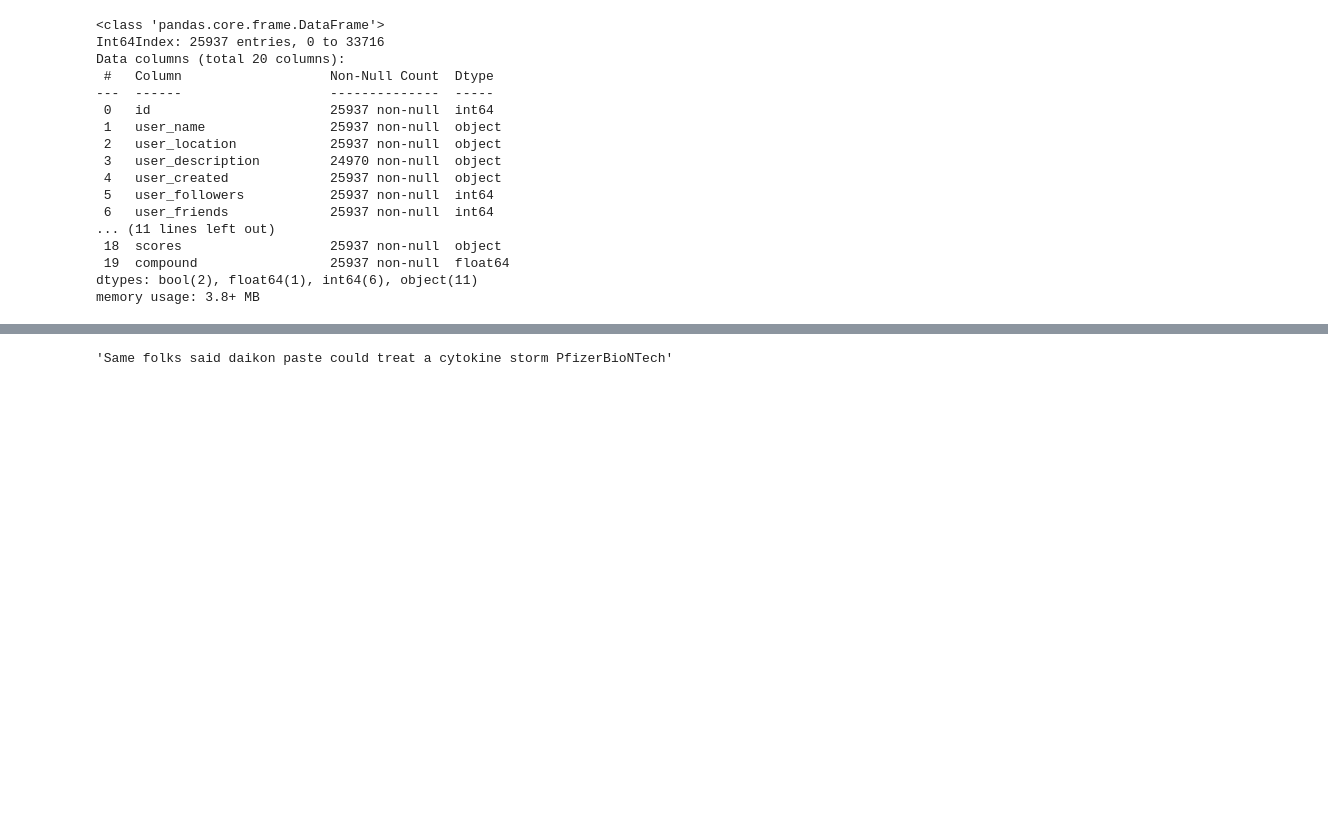
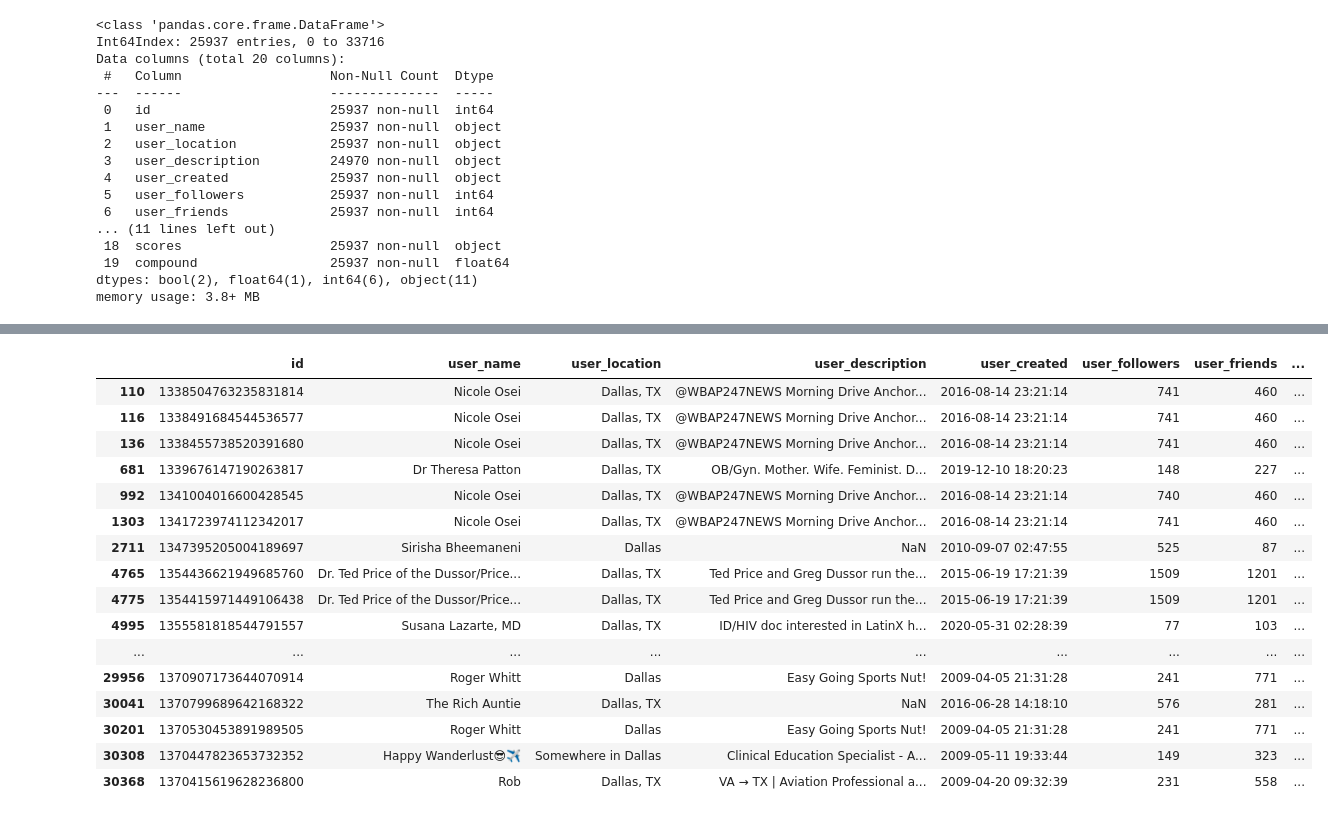
Before and after one commit to kevintr/DS_LAB_PSYCOLOGY_2021, a Jupyter notebook: DsLabCoronaVirus.ipynb, the cells around one changed output, grey strips where cells are left out. Drawn from its saved outputs; the diff is of its cells as text; code cells hidden in the pictures; blank space fills up the shorter version.

```diff
--- a/DsLabCoronaVirus.ipynb
+++ b/DsLabCoronaVirus.ipynb
@@ -136,0 +147,3 @@ Name: text, Length: 33717, dtype: object
+# %%
+vaccination['date'] = pd.to_datetime(vaccination['date'])
+vaccination['date'].dt.year.unique()
@@ -136,0 +155,6 @@ Name: text, Length: 33717, dtype: object
+# %%
+vaccination = vaccination[vaccination['date'] > "2020-12-31 00:00:00"]
+print(vaccination['date'].dt.year.unique())
+vaccination['date']
+
+# solo 1347 dati
@@ -284,5 +342,20 @@ memory usage: 3.8+ MB
 # %%
-vaccination.loc[vaccination['user_location'].str.contains('Italy', regex=True, na=False)]
-vaccination.loc[0,'text']
+vaccination.loc[vaccination['user_location'].str.contains('Dallas', regex=True, na=False)]
 # %% [output]
-'Same folks said daikon paste could treat a cytokine storm PfizerBioNTech'
+|  | id | user_name | user_location | user_description | user_created | user_followers | user_friends | ... |
+| 110 | 1338504763235831814 | Nicole Osei | Dallas, TX | @WBAP247NEWS Morning Drive Anchor... | 2016-08-14 23:21:14 | 741 | 460 | ... |
+| 116 | 1338491684544536577 | Nicole Osei | Dallas, TX | @WBAP247NEWS Morning Drive Anchor... | 2016-08-14 23:21:14 | 741 | 460 | ... |
+| 136 | 1338455738520391680 | Nicole Osei | Dallas, TX | @WBAP247NEWS Morning Drive Anchor... | 2016-08-14 23:21:14 | 741 | 460 | ... |
+| 681 | 1339676147190263817 | Dr Theresa Patton | Dallas, TX | OB/Gyn. Mother. Wife. Feminist. D... | 2019-12-10 18:20:23 | 148 | 227 | ... |
+| 992 | 1341004016600428545 | Nicole Osei | Dallas, TX | @WBAP247NEWS Morning Drive Anchor... | 2016-08-14 23:21:14 | 740 | 460 | ... |
+| 1303 | 1341723974112342017 | Nicole Osei | Dallas, TX | @WBAP247NEWS Morning Drive Anchor... | 2016-08-14 23:21:14 | 741 | 460 | ... |
+| 2711 | 1347395205004189697 | Sirisha Bheemaneni | Dallas | NaN | 2010-09-07 02:47:55 | 525 | 87 | ... |
+| 4765 | 1354436621949685760 | Dr. Ted Price of the Dussor/Price... | Dallas, TX | Ted Price and Greg Dussor run the... | 2015-06-19 17:21:39 | 1509 | 1201 | ... |
+| 4775 | 1354415971449106438 | Dr. Ted Price of the Dussor/Price... | Dallas, TX | Ted Price and Greg Dussor run the... | 2015-06-19 17:21:39 | 1509 | 1201 | ... |
+| 4995 | 1355581818544791557 | Susana Lazarte, MD | Dallas, TX | ID/HIV doc interested in LatinX h... | 2020-05-31 02:28:39 | 77 | 103 | ... |
+| ... | ... | ... | ... | ... | ... | ... | ... | ... |
+| 29956 | 1370907173644070914 | Roger Whitt | Dallas | Easy Going Sports Nut! | 2009-04-05 21:31:28 | 241 | 771 | ... |
+| 30041 | 1370799689642168322 | The Rich Auntie | Dallas, TX | NaN | 2016-06-28 14:18:10 | 576 | 281 | ... |
+| 30201 | 1370530453891989505 | Roger Whitt | Dallas | Easy Going Sports Nut! | 2009-04-05 21:31:28 | 241 | 771 | ... |
+| 30308 | 1370447823653732352 | Happy Wanderlust😎✈️ | Somewhere in Dallas | Clinical Education Specialist - A... | 2009-05-11 19:33:44 | 149 | 323 | ... |
+| 30368 | 1370415619628236800 | Rob | Dallas, TX | VA → TX | Aviation Professional a... | 2009-04-20 09:32:39 | 231 | 558 | ... |
```
Also changed, not shown: parts of 15 cells of this notebook.
